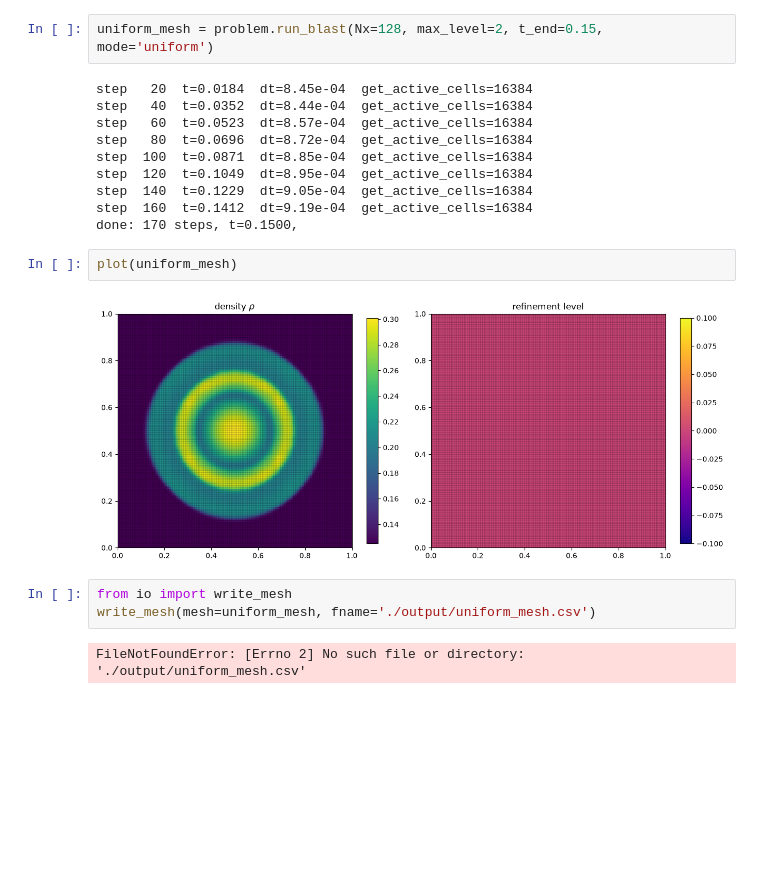
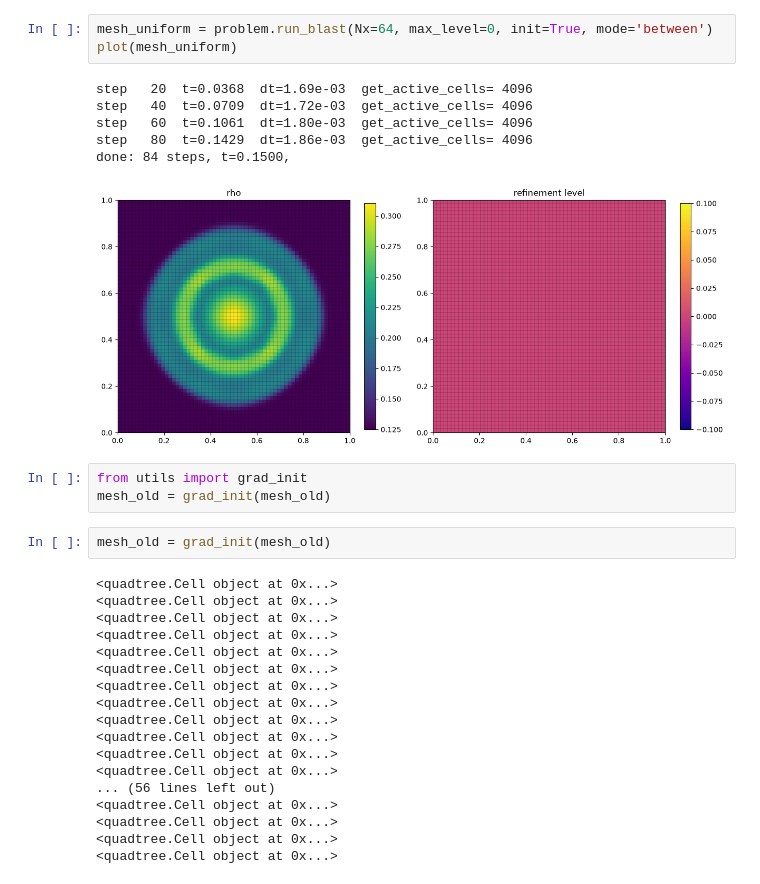
Before and after one commit to yttcari/AMR, a Jupyter notebook: main.ipynb, the cells around one changed output. Drawn from its saved outputs; the diff is of its cells as text; blank space fills up the shorter version.

```diff
--- a/main.ipynb
+++ b/main.ipynb
@@ -49,21 +157,33 @@ plot(mesh)
 # %%
-uniform_mesh = problem.run_blast(Nx=128, max_level=2, t_end=0.15, mode='uniform')
+mesh_uniform = problem.run_blast(Nx=64, max_level=0, init=True, mode='between')
+plot(mesh_uniform)
 # %% [output]
-step   20  t=0.0184  dt=8.45e-04  get_active_cells=16384
-step   40  t=0.0352  dt=8.44e-04  get_active_cells=16384
-step   60  t=0.0523  dt=8.57e-04  get_active_cells=16384
-step   80  t=0.0696  dt=8.72e-04  get_active_cells=16384
-step  100  t=0.0871  dt=8.85e-04  get_active_cells=16384
-step  120  t=0.1049  dt=8.95e-04  get_active_cells=16384
-step  140  t=0.1229  dt=9.05e-04  get_active_cells=16384
-step  160  t=0.1412  dt=9.19e-04  get_active_cells=16384
-done: 170 steps, t=0.1500,
+step   20  t=0.0368  dt=1.69e-03  get_active_cells= 4096
+step   40  t=0.0709  dt=1.72e-03  get_active_cells= 4096
+step   60  t=0.1061  dt=1.80e-03  get_active_cells= 4096
+step   80  t=0.1429  dt=1.86e-03  get_active_cells= 4096
+done: 84 steps, t=0.1500,
+[figure, added]
-# %%
-plot(uniform_mesh)
-# %% [output]
-[figure, removed]
-# %%
-from io import write_mesh
-write_mesh(mesh=uniform_mesh, fname='./output/uniform_mesh.csv')
-# %% [output]
-FileNotFoundError: [Errno 2] No such file or directory: './output/uniform_mesh.csv'
+# %%
+from utils import grad_init
+mesh_old = grad_init(mesh_old)
+# %%
+mesh_old = grad_init(mesh_old)
+# %% [output]
+<quadtree.Cell object at 0x...>
+<quadtree.Cell object at 0x...>
+<quadtree.Cell object at 0x...>
+<quadtree.Cell object at 0x...>
+<quadtree.Cell object at 0x...>
+<quadtree.Cell object at 0x...>
+<quadtree.Cell object at 0x...>
+<quadtree.Cell object at 0x...>
+<quadtree.Cell object at 0x...>
+<quadtree.Cell object at 0x...>
+<quadtree.Cell object at 0x...>
+<quadtree.Cell object at 0x...>
+... (56 lines left out)
+<quadtree.Cell object at 0x...>
+<quadtree.Cell object at 0x...>
+<quadtree.Cell object at 0x...>
+<quadtree.Cell object at 0x...>
```
Also changed, not shown: parts of 20 cells of this notebook.
